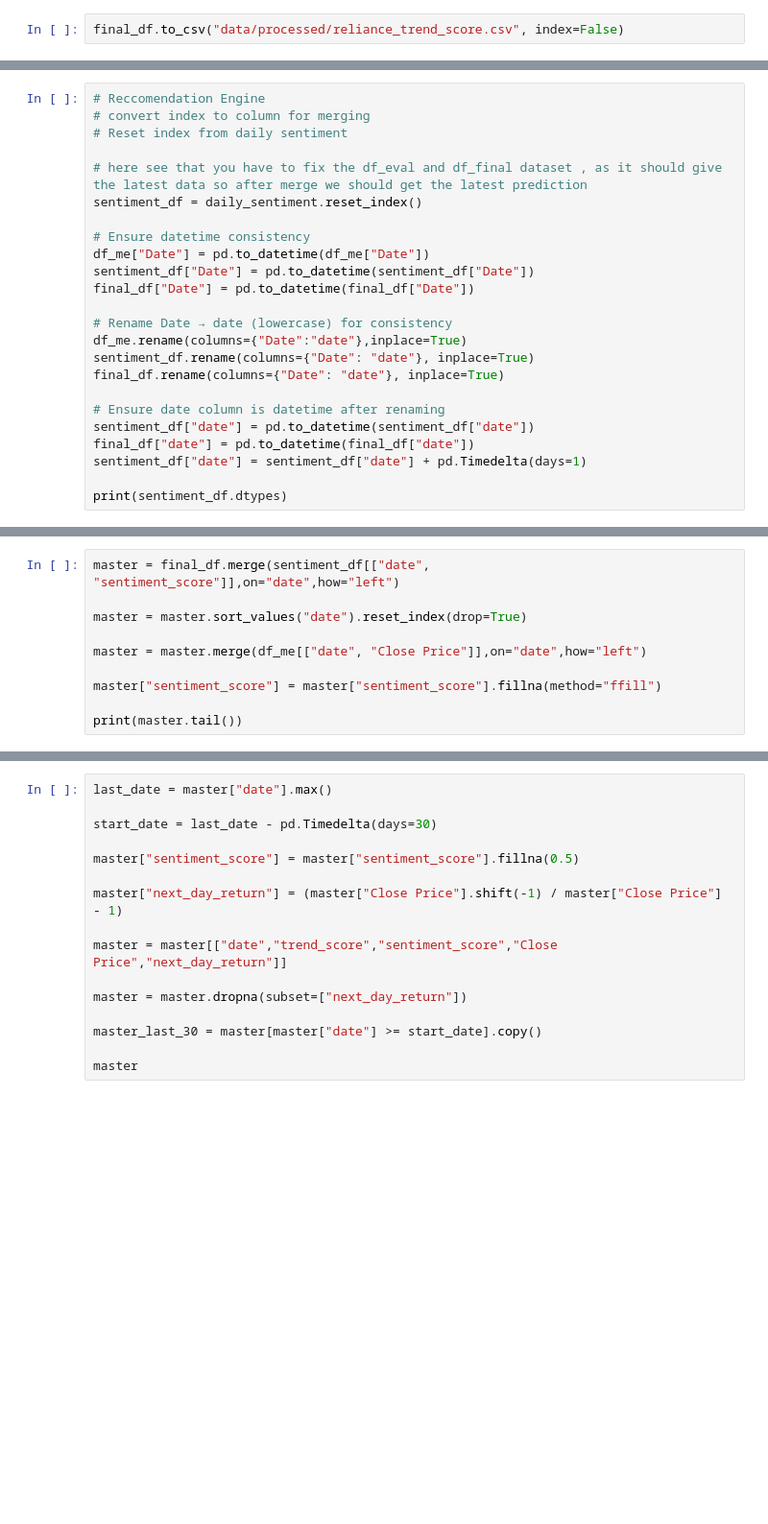
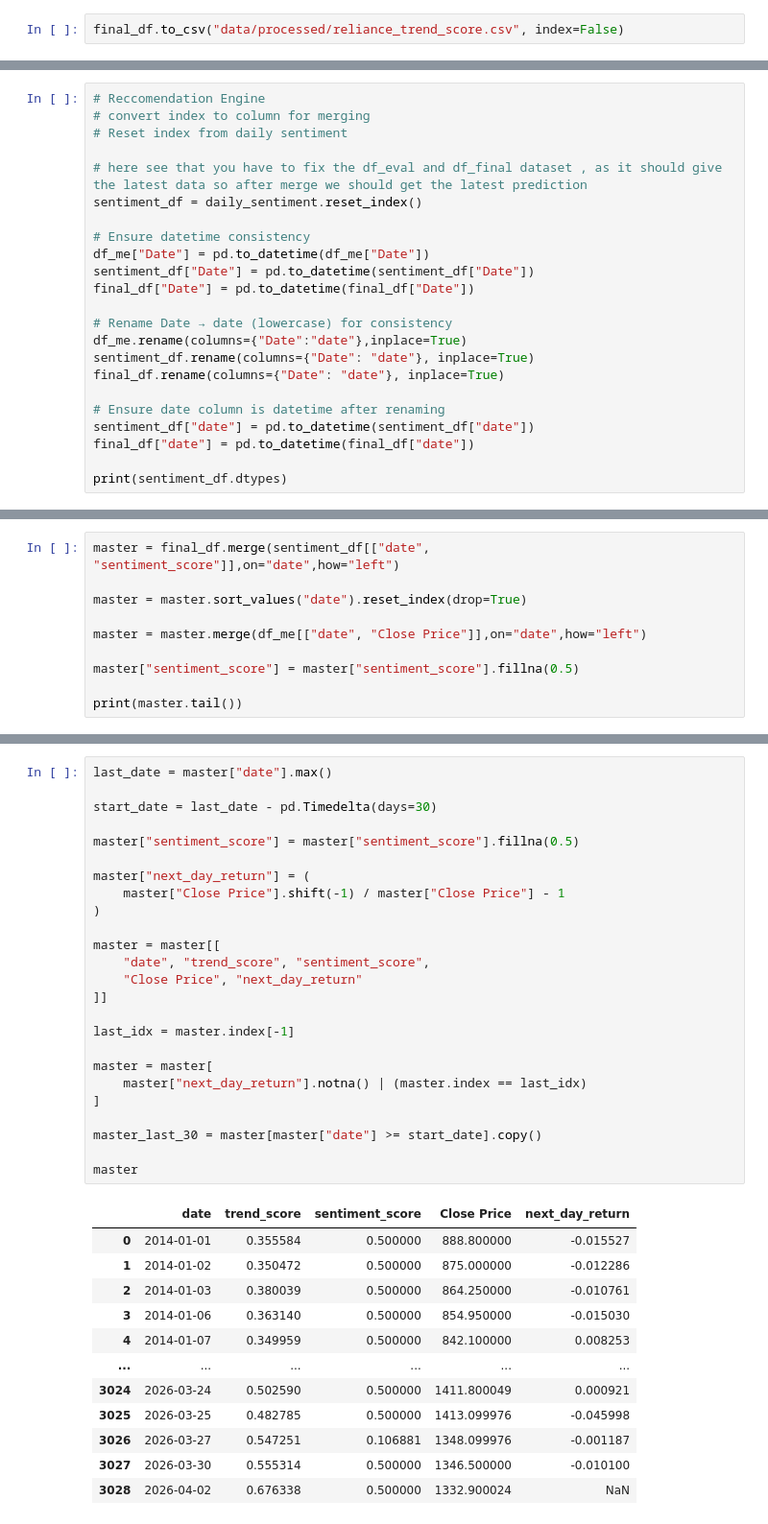
Before and after one commit to Rugved-Lohakare/smart-investment-advisor, a Jupyter notebook: data_notebook.ipynb, the cells around one changed output, grey strips where cells are left out. Shown at 96% size. Drawn from its saved outputs; the diff is of its cells as text; blank space fills up the shorter version.

```diff
--- a/data_notebook.ipynb
+++ b/data_notebook.ipynb
@@ -758,6 +1268,5 @@ final_df.rename(columns={"Date": "date"}, inplace=True)
 # Ensure date column is datetime after renaming
 sentiment_df["date"] = pd.to_datetime(sentiment_df["date"])
 final_df["date"] = pd.to_datetime(final_df["date"])
-sentiment_df["date"] = sentiment_df["date"] + pd.Timedelta(days=1)
 
 print(sentiment_df.dtypes)
@@ -768,6 +1291,6 @@ master = master.sort_values("date").reset_index(drop=True)
 
 master = master.merge(df_me[["date", "Close Price"]],on="date",how="left")
 
-master["sentiment_score"] = master["sentiment_score"].fillna(method="ffill")
+master["sentiment_score"] = master["sentiment_score"].fillna(0.5)
 
 print(master.tail())
@@ -774,16 +1304,38 @@ print(master.tail())
 # %%
 last_date = master["date"].max()
 
 start_date = last_date - pd.Timedelta(days=30)
 
 master["sentiment_score"] = master["sentiment_score"].fillna(0.5)
 
-master["next_day_return"] = (master["Close Price"].shift(-1) / master["Close Price"] - 1)
+master["next_day_return"] = (
+    master["Close Price"].shift(-1) / master["Close Price"] - 1
+)
 
-master = master[["date","trend_score","sentiment_score","Close Price","next_day_return"]]
+master = master[[
+    "date", "trend_score", "sentiment_score",
+    "Close Price", "next_day_return"
+]]
 
-master = master.dropna(subset=["next_day_return"])
+last_idx = master.index[-1]
+
+master = master[
+    master["next_day_return"].notna() | (master.index == last_idx)
+]
 
 master_last_30 = master[master["date"] >= start_date].copy()
 
 master
+# %% [output]
+|  | date | trend_score | sentiment_score | Close Price | next_day_return |
+| 0 | 2014-01-01 | 0.355584 | 0.500000 | 888.800000 | -0.015527 |
+| 1 | 2014-01-02 | 0.350472 | 0.500000 | 875.000000 | -0.012286 |
+| 2 | 2014-01-03 | 0.380039 | 0.500000 | 864.250000 | -0.010761 |
+| 3 | 2014-01-06 | 0.363140 | 0.500000 | 854.950000 | -0.015030 |
+| 4 | 2014-01-07 | 0.349959 | 0.500000 | 842.100000 | 0.008253 |
+| ... | ... | ... | ... | ... | ... |
+| 3024 | 2026-03-24 | 0.502590 | 0.500000 | 1411.800049 | 0.000921 |
+| 3025 | 2026-03-25 | 0.482785 | 0.500000 | 1413.099976 | -0.045998 |
+| 3026 | 2026-03-27 | 0.547251 | 0.106881 | 1348.099976 | -0.001187 |
+| 3027 | 2026-03-30 | 0.555314 | 0.500000 | 1346.500000 | -0.010100 |
+| 3028 | 2026-04-02 | 0.676338 | 0.500000 | 1332.900024 | NaN |
```
Also changed, not shown: parts of 66 cells of this notebook, 12 other files.
